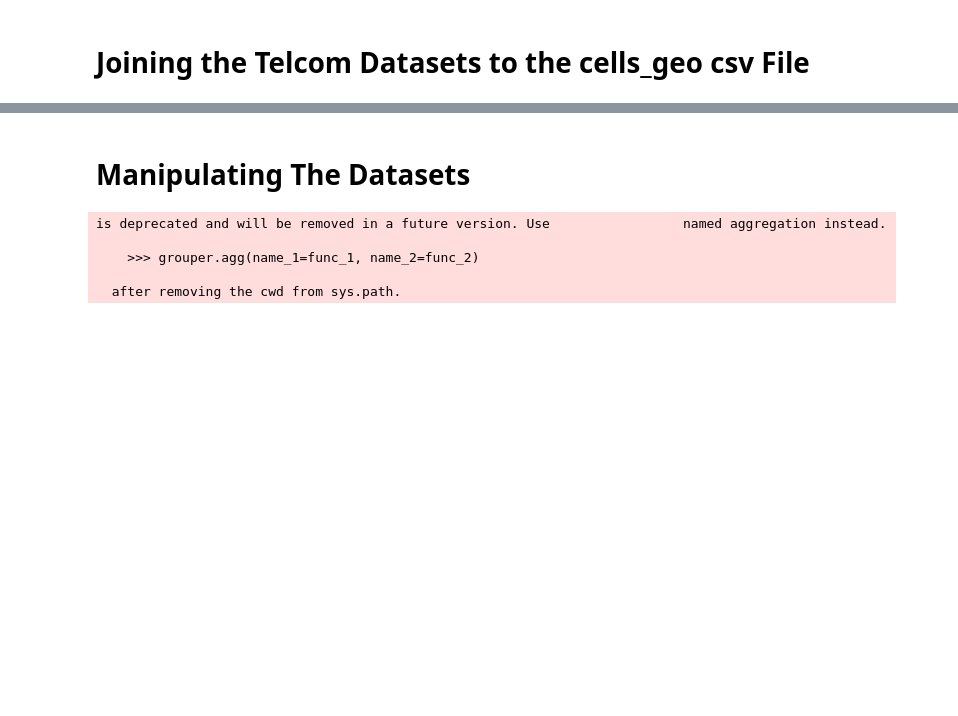
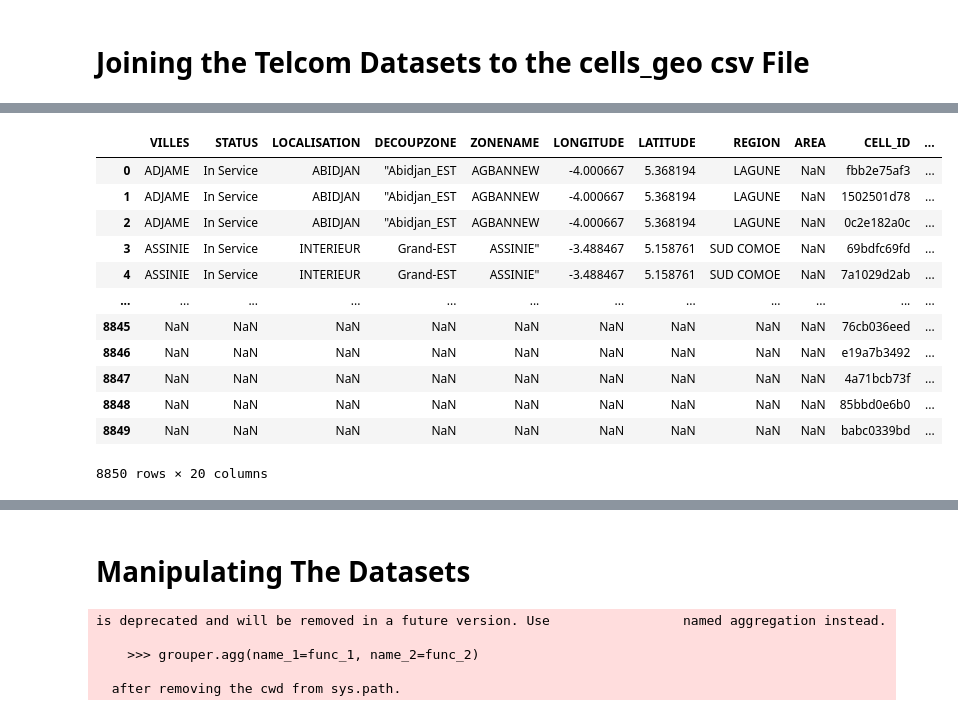
Before and after one commit to Shalyne-Waweru/Independent_Project-3, a Jupyter notebook: Moringa_Data_Science_Prep_W3_Independent_Project_2020_03_Shalyne_Waweru_Python_Notebook.ipynb, the cells around one changed output, grey strips where cells are left out. Cells and saved outputs as stored; diff of their text form; code cells hidden in the pictures; blank space fills up the shorter version.

```diff
--- a/Moringa_Data_Science_Prep_W3_Independent_Project_2020_03_Shalyne_Waweru_Python_Notebook.ipynb
+++ b/Moringa_Data_Science_Prep_W3_Independent_Project_2020_03_Shalyne_Waweru_Python_Notebook.ipynb
@@ -159,3 +163,22 @@ df_1[df_1["CELL_ID"] == '1d068e7a63' ]
+# %%
+# Joining the TelcomDataset1 to the cells_geo.csv
+#
+df_merge1 = pd.merge(df_newgeo, df_1new, on='CELL_ID', how = 'outer')
+df_merge1
+# %% [output]
+|  | VILLES | STATUS | LOCALISATION | DECOUPZONE | ZONENAME | LONGITUDE | LATITUDE | REGION | AREA | CELL_ID | ... |
+| 0 | ADJAME | In Service | ABIDJAN | "Abidjan_EST | AGBANNEW | -4.000667 | 5.368194 | LAGUNE | NaN | fbb2e75af3 | ... |
+| 1 | ADJAME | In Service | ABIDJAN | "Abidjan_EST | AGBANNEW | -4.000667 | 5.368194 | LAGUNE | NaN | 1502501d78 | ... |
+| 2 | ADJAME | In Service | ABIDJAN | "Abidjan_EST | AGBANNEW | -4.000667 | 5.368194 | LAGUNE | NaN | 0c2e182a0c | ... |
+| 3 | ASSINIE | In Service | INTERIEUR | Grand-EST | ASSINIE" | -3.488467 | 5.158761 | SUD COMOE | NaN | 69bdfc69fd | ... |
+| 4 | ASSINIE | In Service | INTERIEUR | Grand-EST | ASSINIE" | -3.488467 | 5.158761 | SUD COMOE | NaN | 7a1029d2ab | ... |
+| ... | ... | ... | ... | ... | ... | ... | ... | ... | ... | ... | ... |
+| 8845 | NaN | NaN | NaN | NaN | NaN | NaN | NaN | NaN | NaN | 76cb036eed | ... |
+| 8846 | NaN | NaN | NaN | NaN | NaN | NaN | NaN | NaN | NaN | e19a7b3492 | ... |
+| 8847 | NaN | NaN | NaN | NaN | NaN | NaN | NaN | NaN | NaN | 4a71bcb73f | ... |
+| 8848 | NaN | NaN | NaN | NaN | NaN | NaN | NaN | NaN | NaN | 85bbd0e6b0 | ... |
+| 8849 | NaN | NaN | NaN | NaN | NaN | NaN | NaN | NaN | NaN | babc0339bd | ... |
+8850 rows × 20 columns
 # %%
 # Joining the TelcomDataset2 to the cells_geo.csv
 #
```
Also changed, not shown: parts of 12 cells of this notebook.
